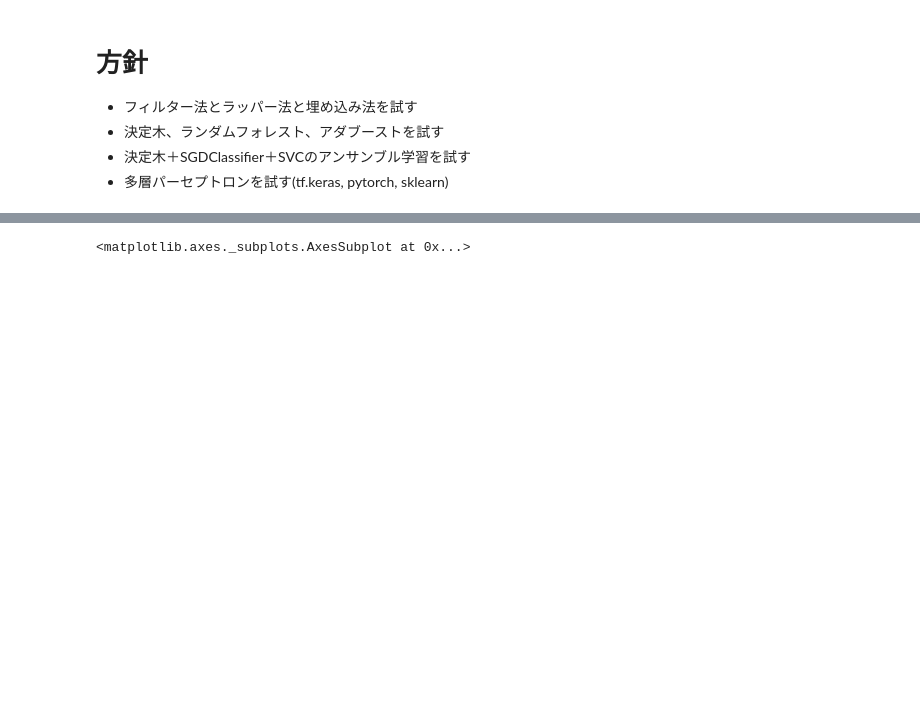
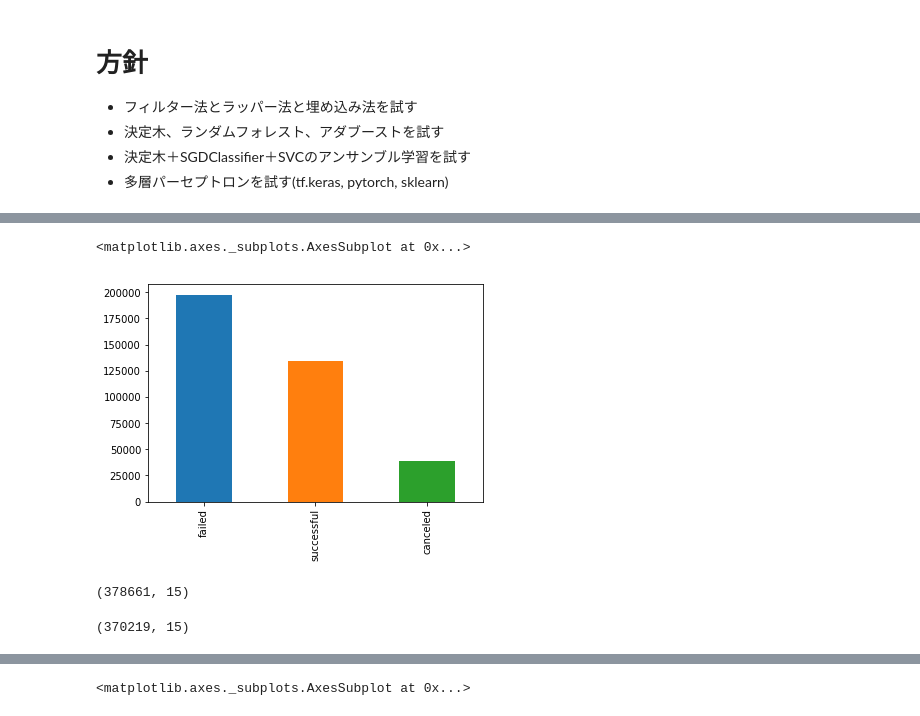
Before and after one commit to dychi/skillup-ai, a Jupyter notebook: kickstarter/Day3_work_山岡大地.ipynb, the cells around one changed output, grey strips where cells are left out. Saved outputs shown, nothing was run; the diff lists cells and outputs as text; code cells hidden in the pictures; blank space fills up the shorter version.

```diff
--- a/kickstarter/Day3_work_山岡大地.ipynb
+++ b/kickstarter/Day3_work_山岡大地.ipynb
@@ -40,0 +47,15 @@ df.head()
+# %%
+# 目的変数の条件を指定する
+df['state'] = df['state'].apply(lambda x: x if x not in set(['live', 'undefined', 'suspended']) else None)
+df['state'].value_counts().plot.bar()
+# %% [output]
+<matplotlib.axes._subplots.AxesSubplot at 0x...>
+[figure, added]
+# %%
+# データフレーム全体に反映させる
+dropped_df = df.dropna()
+display(df.shape)
+display(dropped_df.shape)
+# %% [output]
+(378661, 15)
+(370219, 15)
```
Also changed, not shown: parts of 8 cells of this notebook, 3 other files.
